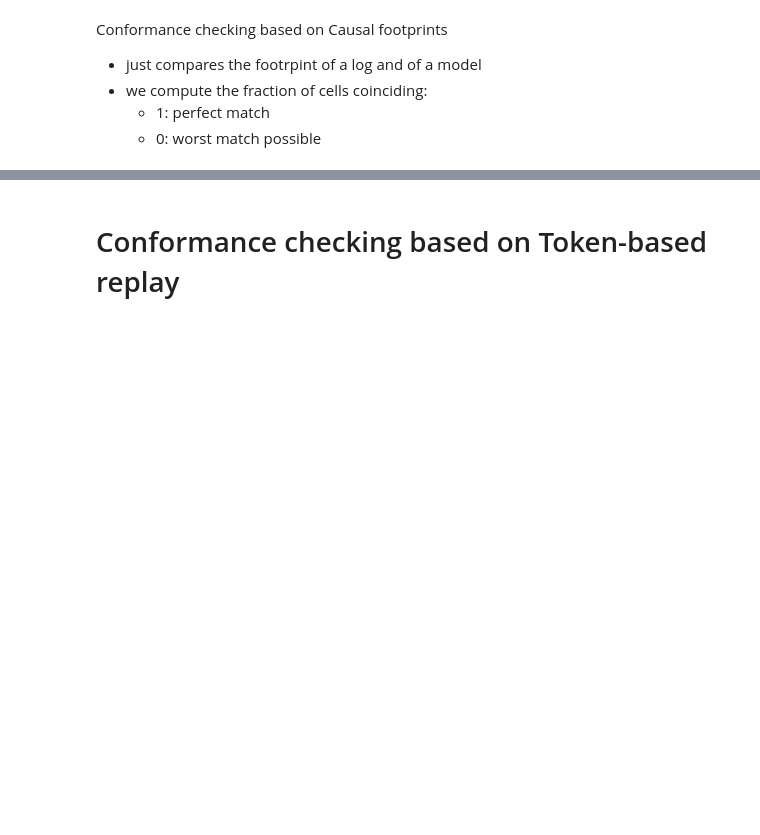
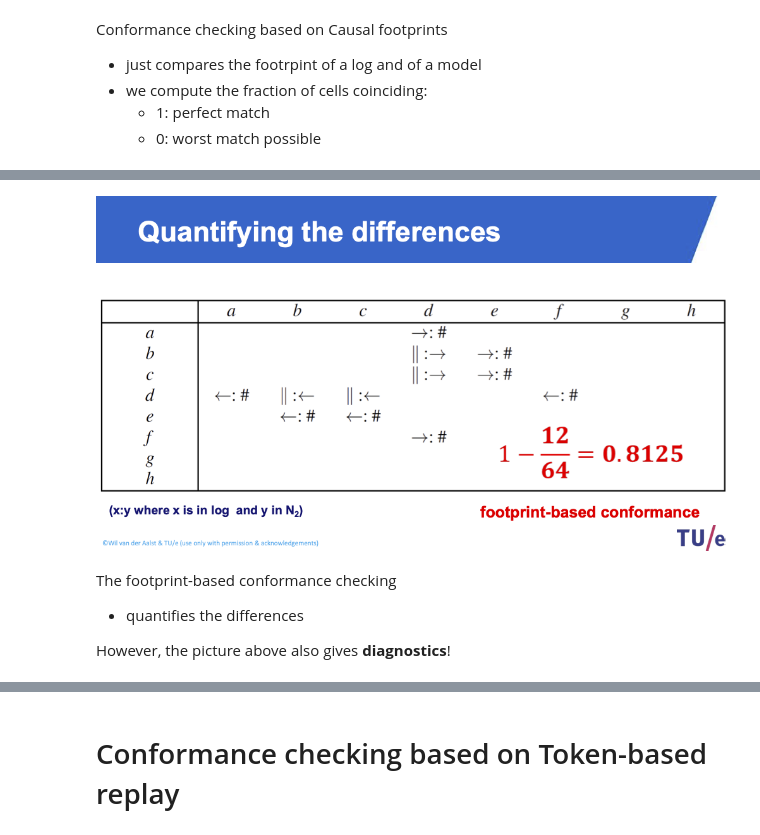
Before and after one commit to EMbeDS-education/ComputingDataAnalysisModeling20242025, a Jupyter notebook: PDAI/jupyter/jupyterNotebooks/M2PM_06ConformanceChecking.ipynb, the cells around one changed output, grey strips where cells are left out. Cells and saved outputs as stored; diff of their text form; code cells hidden in the pictures; blank space fills up the shorter version.

```diff
--- a/PDAI/jupyter/jupyterNotebooks/M2PM_06ConformanceChecking.ipynb
+++ b/PDAI/jupyter/jupyterNotebooks/M2PM_06ConformanceChecking.ipynb
@@ -123,0 +139,9 @@ Conformance checking based on Causal footprints
+# %%
+display(Image(pm_slides+'footprintCC2.png',width=700))
+# %% [output]
+[figure, added]
+# %% [markdown]
+The footprint-based conformance checking
+- quantifies the differences
+
+However, the picture above also gives __diagnostics__!
```
Also changed, not shown: parts of 17 cells of this notebook, 3 other files.
